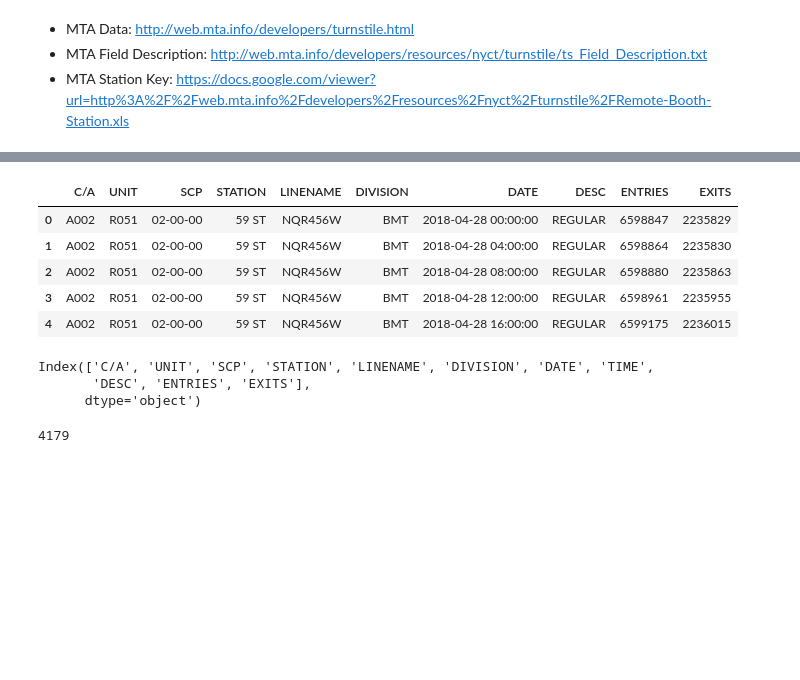
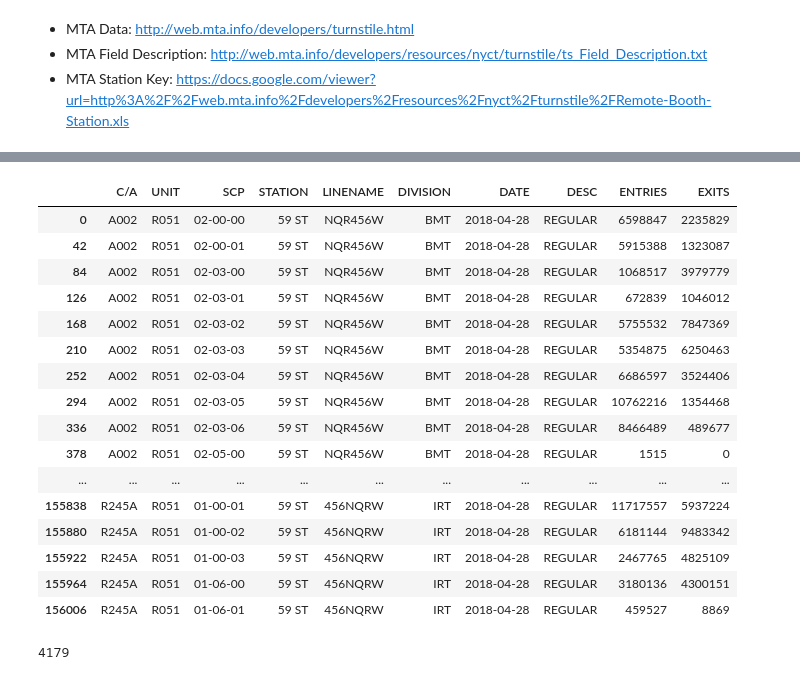
Before and after one commit to wfl/metis_project_benson, a Jupyter notebook: project_1_benson.ipynb, the cells around one changed output, grey strips where cells are left out. Drawn from its saved outputs; the diff is of its cells as text; code cells hidden in the pictures; blank space fills up the shorter version.

```diff
--- a/project_1_benson.ipynb
+++ b/project_1_benson.ipynb
@@ -20,8 +20,12 @@ source_data = [may05_2018, may12_2018, may19_2018,
                may26_2018, jun02_2018, jun09_2018,
                jun16_2018]
 
-df = pd.concat(source_data)
+all_converted_data = []
+for i in source_data:
+    converted = i
+    converted['DATE'] = pd.to_datetime(i['DATE'] + ' ' + i['TIME'])
+    converted.drop('TIME', axis=1, inplace=True)
+    converted.rename(columns = lambda x: x.strip(), inplace=True)
+    all_converted_data.append(converted)
+
+df = pd.concat(all_converted_data)
-# %%
-df.rename(columns = lambda x: x.strip(), inplace=True)
-# %%
-df.DATE = pd.to_datetime(df['DATE'] + ' ' + df['TIME'])
@@ -37,20 +32,23 @@ df.head()
-# %%
-df = df.drop('TIME', axis=1)
-# %%
-df.head()
-# %% [output]
-|  | C/A | UNIT | SCP | STATION | LINENAME | DIVISION | DATE | DESC | ENTRIES | EXITS |
-| 0 | A002 | R051 | 02-00-00 | 59 ST | NQR456W | BMT | 2018-04-28 00:00:00 | REGULAR | 6598847 | 2235829 |
-| 1 | A002 | R051 | 02-00-00 | 59 ST | NQR456W | BMT | 2018-04-28 04:00:00 | REGULAR | 6598864 | 2235830 |
-| 2 | A002 | R051 | 02-00-00 | 59 ST | NQR456W | BMT | 2018-04-28 08:00:00 | REGULAR | 6598880 | 2235863 |
-| 3 | A002 | R051 | 02-00-00 | 59 ST | NQR456W | BMT | 2018-04-28 12:00:00 | REGULAR | 6598961 | 2235955 |
-| 4 | A002 | R051 | 02-00-00 | 59 ST | NQR456W | BMT | 2018-04-28 16:00:00 | REGULAR | 6599175 | 2236015 |
-# %%
-df.columns
-# %% [output]
-Index(['C/A', 'UNIT', 'SCP', 'STATION', 'LINENAME', 'DIVISION', 'DATE', 'TIME',
-       'DESC', 'ENTRIES', 'EXITS'],
-      dtype='object')
+# %%
+df[(df.STATION == '59 ST') & (df.DATE == '2018-04-28 00:00:00')]
+# %% [output]
+|  | C/A | UNIT | SCP | STATION | LINENAME | DIVISION | DATE | DESC | ENTRIES | EXITS |
+| 0 | A002 | R051 | 02-00-00 | 59 ST | NQR456W | BMT | 2018-04-28 | REGULAR | 6598847 | 2235829 |
+| 42 | A002 | R051 | 02-00-01 | 59 ST | NQR456W | BMT | 2018-04-28 | REGULAR | 5915388 | 1323087 |
+| 84 | A002 | R051 | 02-03-00 | 59 ST | NQR456W | BMT | 2018-04-28 | REGULAR | 1068517 | 3979779 |
+| 126 | A002 | R051 | 02-03-01 | 59 ST | NQR456W | BMT | 2018-04-28 | REGULAR | 672839 | 1046012 |
+| 168 | A002 | R051 | 02-03-02 | 59 ST | NQR456W | BMT | 2018-04-28 | REGULAR | 5755532 | 7847369 |
+| 210 | A002 | R051 | 02-03-03 | 59 ST | NQR456W | BMT | 2018-04-28 | REGULAR | 5354875 | 6250463 |
+| 252 | A002 | R051 | 02-03-04 | 59 ST | NQR456W | BMT | 2018-04-28 | REGULAR | 6686597 | 3524406 |
+| 294 | A002 | R051 | 02-03-05 | 59 ST | NQR456W | BMT | 2018-04-28 | REGULAR | 10762216 | 1354468 |
+| 336 | A002 | R051 | 02-03-06 | 59 ST | NQR456W | BMT | 2018-04-28 | REGULAR | 8466489 | 489677 |
+| 378 | A002 | R051 | 02-05-00 | 59 ST | NQR456W | BMT | 2018-04-28 | REGULAR | 1515 | 0 |
+| ... | ... | ... | ... | ... | ... | ... | ... | ... | ... | ... |
+| 155838 | R245A | R051 | 01-00-01 | 59 ST | 456NQRW | IRT | 2018-04-28 | REGULAR | 11717557 | 5937224 |
+| 155880 | R245A | R051 | 01-00-02 | 59 ST | 456NQRW | IRT | 2018-04-28 | REGULAR | 6181144 | 9483342 |
+| 155922 | R245A | R051 | 01-00-03 | 59 ST | 456NQRW | IRT | 2018-04-28 | REGULAR | 2467765 | 4825109 |
+| 155964 | R245A | R051 | 01-06-00 | 59 ST | 456NQRW | IRT | 2018-04-28 | REGULAR | 3180136 | 4300151 |
+| 156006 | R245A | R051 | 01-06-01 | 59 ST | 456NQRW | IRT | 2018-04-28 | REGULAR | 459527 | 8869 |
 # %%
 # Number of unique turnstiles
 grouped = df.groupby(['SCP', 'STATION'])
```
Also changed, not shown: parts of 25 cells of this notebook, 1 other file.
